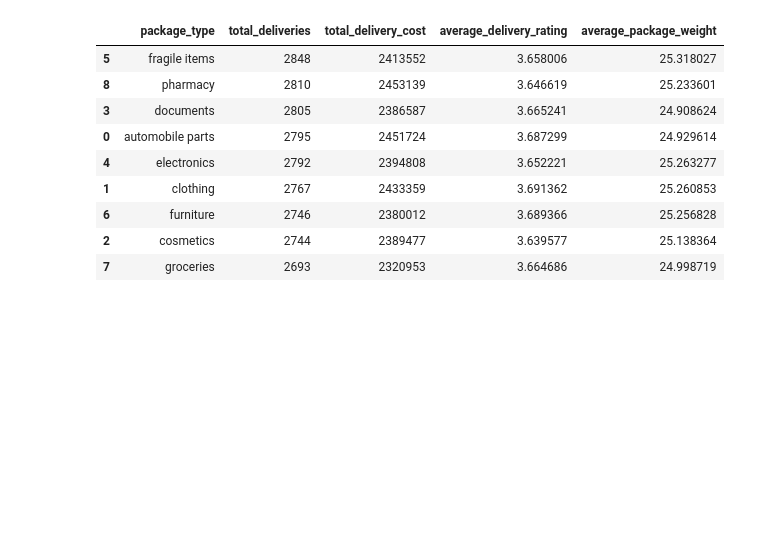
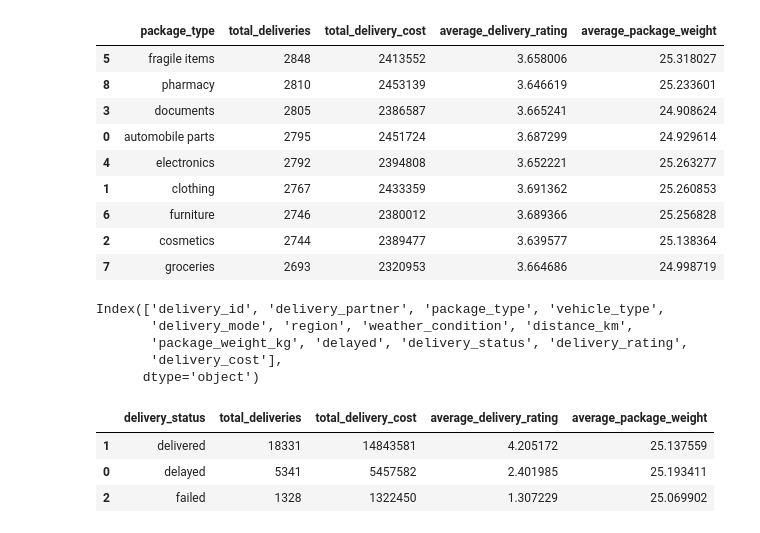
Before and after one commit to mahendra204/Python-Basics-Projects, a Jupyter notebook: Delivery Logistics EDA.ipynb, the cells around one changed output. Cells and saved outputs as stored; diff of their text form; code cells hidden in the pictures; blank space fills up the shorter version.

```diff
--- a/Delivery Logistics EDA.ipynb
+++ b/Delivery Logistics EDA.ipynb
@@ -412,3 +412,11 @@ grouped_data_package_type
 | 6 | furniture | 2746 | 2380012 | 3.689366 | 25.256828 |
 | 2 | cosmetics | 2744 | 2389477 | 3.639577 | 25.138364 |
 | 7 | groceries | 2693 | 2320953 | 3.664686 | 24.998719 |
+# %%
+df.columns
+# %% [output]
+Index(['delivery_id', 'delivery_partner', 'package_type', 'vehicle_type',
+       'delivery_mode', 'region', 'weather_condition', 'distance_km',
+       'package_weight_kg', 'delayed', 'delivery_status', 'delivery_rating',
+       'delivery_cost'],
+      dtype='object')
@@ -414,0 +434,7 @@ grouped_data_package_type
+# %%
+grouped_data_delivery_status_wise
+# %% [output]
+|  | delivery_status | total_deliveries | total_delivery_cost | average_delivery_rating | average_package_weight |
+| 1 | delivered | 18331 | 14843581 | 4.205172 | 25.137559 |
+| 0 | delayed | 5341 | 5457582 | 2.401985 | 25.193411 |
+| 2 | failed | 1328 | 1322450 | 1.307229 | 25.069902 |
```
Also changed, not shown: parts of 6 cells of this notebook.
